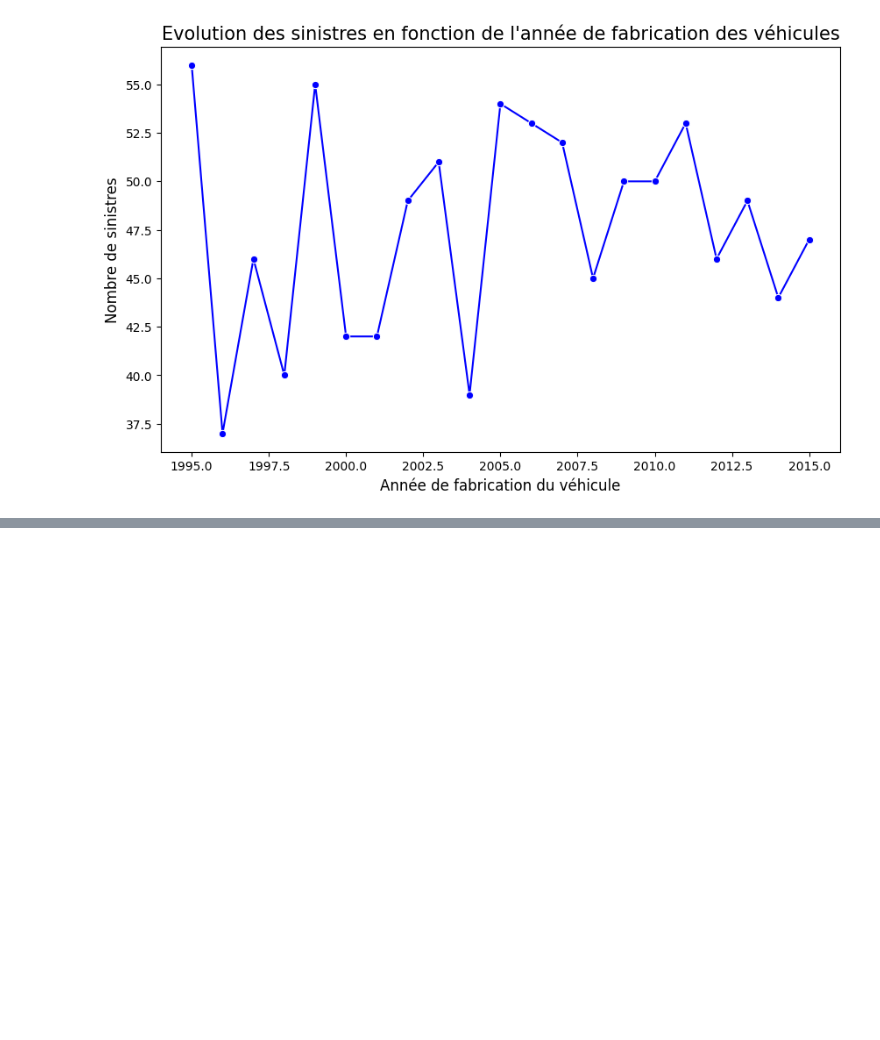
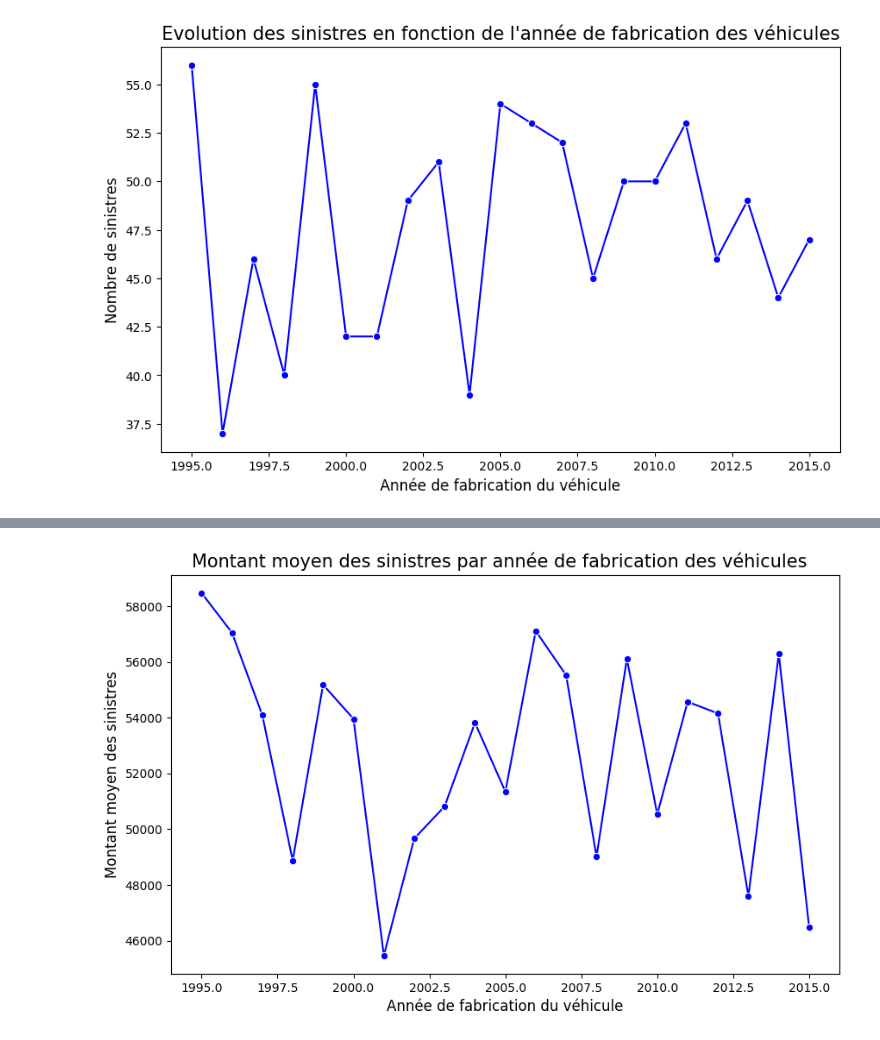
Before and after one commit to DataScientest-Studio/sep25cds_predisinistre, a Jupyter notebook: notebooks/Pred_Sin_EDA.ipynb, the cells around one changed output, grey strips where cells are left out. Cells and saved outputs as stored; diff of their text form; code cells hidden in the pictures; blank space fills up the shorter version.

```diff
--- a/notebooks/Pred_Sin_EDA.ipynb
+++ b/notebooks/Pred_Sin_EDA.ipynb
@@ -749,0 +765,16 @@ plt.ylabel("Nombre de sinistres", fontsize=12);
+# %%
+# Espace de travail
+plt.figure(figsize=(10, 6))
+
+# Courbes relatives au montant moyen des sinistres en fonction des dates de fabrication des véhicules
+sns.lineplot(data=data.groupby("auto_year")["total_claim_amount"].mean().reset_index(),
+             x="auto_year", y="total_claim_amount", marker="o", color="blue")
+
+# Titre du graphique
+plt.title("Montant moyen des sinistres par année de fabrication des véhicules  ", fontsize=15)
+
+# Labélisage des axes
+plt.xlabel("Année de fabrication du véhicule", fontsize=12)
+plt.ylabel("Montant moyen des sinistres", fontsize=12);
+# %% [output]
+[figure, added]
```
Also changed, not shown: parts of 18 cells of this notebook.
